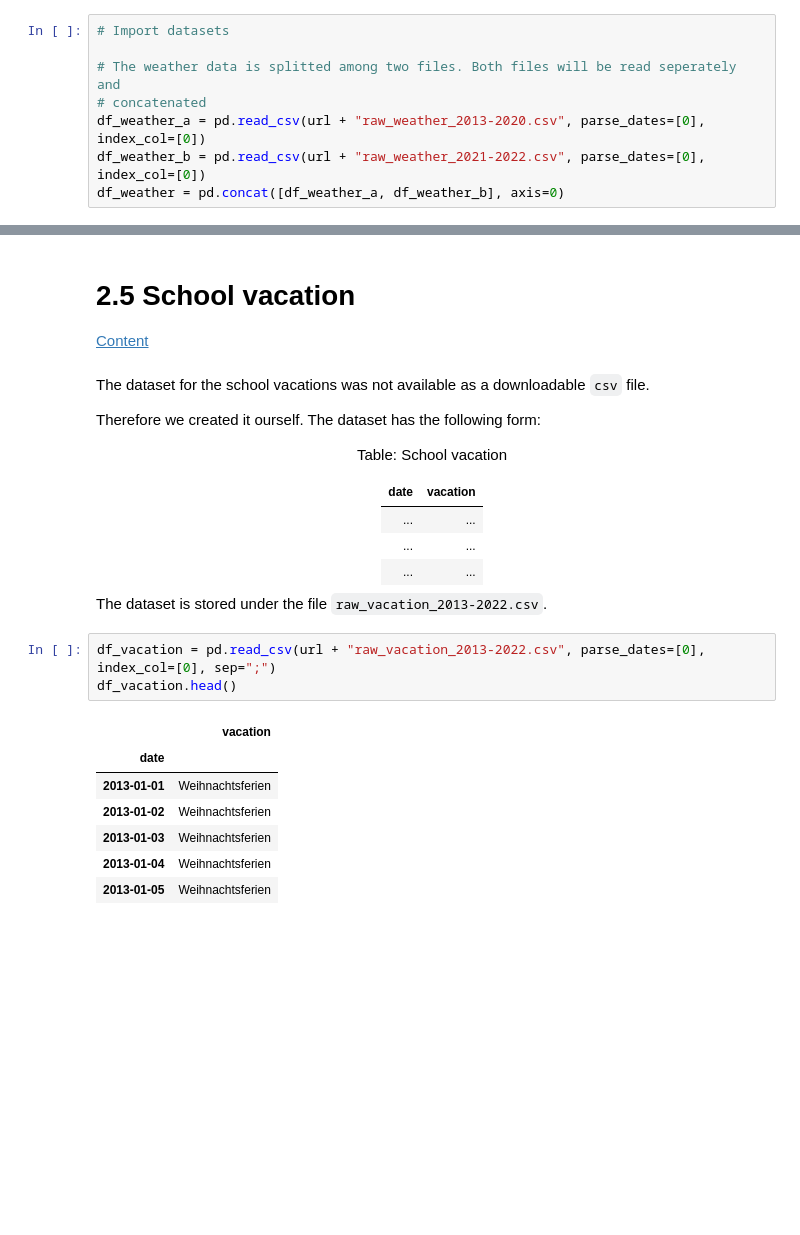
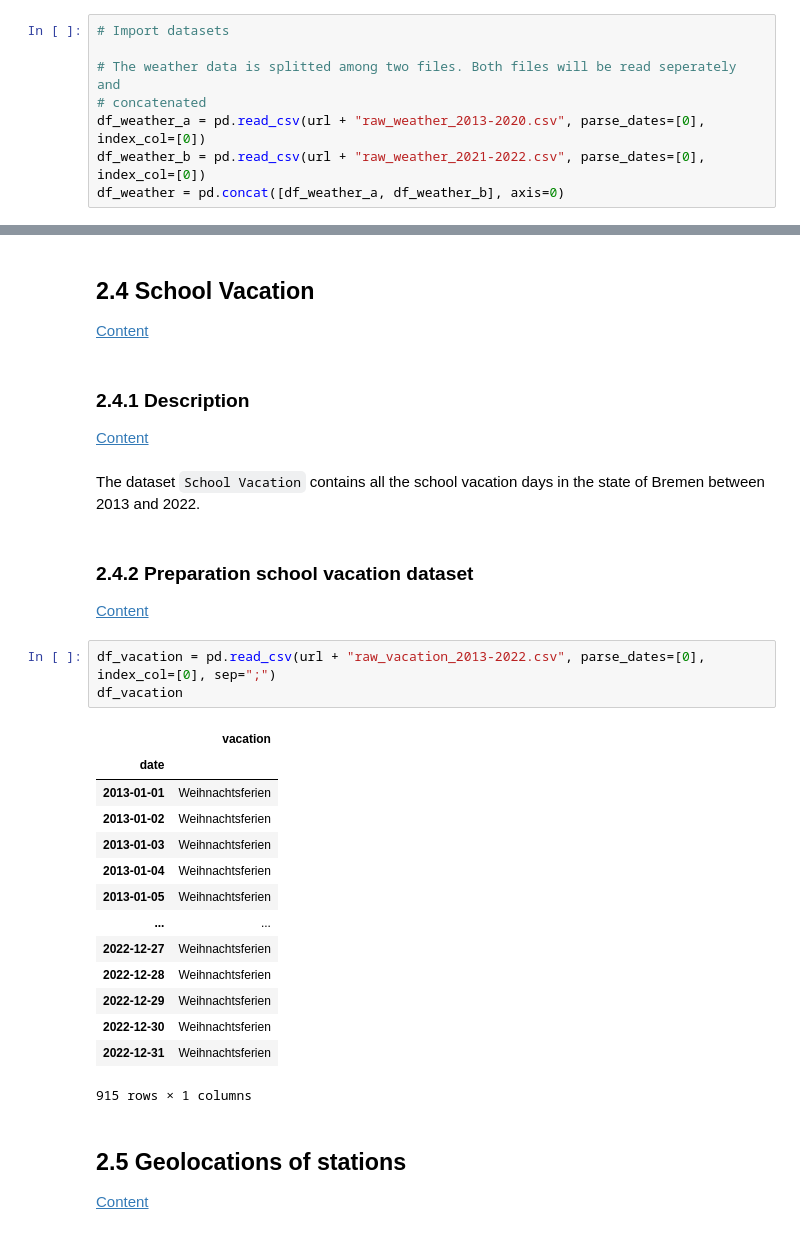
Before and after one commit to Rudinius/Bike_usage_Bremen, a Jupyter notebook: 1_Data_Prep.ipynb, the cells around one changed output, grey strips where cells are left out. Saved outputs shown, nothing was run; the diff lists cells and outputs as text; blank space fills up the shorter version.

```diff
--- a/1_Data_Prep.ipynb
+++ b/1_Data_Prep.ipynb
@@ -335,35 +261,40 @@ df_holidays.head()
 # %% [markdown]
-<a name="2.5"></a>
-# 2.5 School vacation
+<a name="2.4"></a>
+## 2.4 School Vacation
 
 [Content](#content)
+# %% [markdown]
+<a name="2.4.1"></a>
+### 2.4.1 Description
+
+[Content](#content)
 # %% [markdown]
-The dataset for the school vacations was not available as a downloadable `csv` file.
-
-Therefore we created it ourself. The dataset has the following form:
-
-<center>
-
-Table: School vacation
-
-| date | vacation |
-| --- | --- |
-| ... | ... |
-| ... | ... |
-| ... | ... |
-
-
-</center>
-
-The dataset is stored under the file `raw_vacation_2013-2022.csv`.
+The dataset `School Vacation` contains all the school vacation days in the state of Bremen between 2013 and 2022.
+# %% [markdown]
+<a name="2.5.2"></a>
+### 2.4.2 Preparation school vacation dataset
+
+[Content](#content)
 # %%
 df_vacation = pd.read_csv(url + "raw_vacation_2013-2022.csv", parse_dates=[0], index_col=[0], sep=";")
-df_vacation.head()
+df_vacation
 # %% [output]
 |  | vacation |
 | date |  |
 | 2013-01-01 | Weihnachtsferien |
 | 2013-01-02 | Weihnachtsferien |
 | 2013-01-03 | Weihnachtsferien |
 | 2013-01-04 | Weihnachtsferien |
 | 2013-01-05 | Weihnachtsferien |
+| ... | ... |
+| 2022-12-27 | Weihnachtsferien |
+| 2022-12-28 | Weihnachtsferien |
+| 2022-12-29 | Weihnachtsferien |
+| 2022-12-30 | Weihnachtsferien |
+| 2022-12-31 | Weihnachtsferien |
+915 rows × 1 columns
+# %% [markdown]
+<a name="2.5"></a>
+## 2.5 Geolocations of stations
+
+[Content](#content)
```
Also changed, not shown: parts of 46 cells of this notebook.
